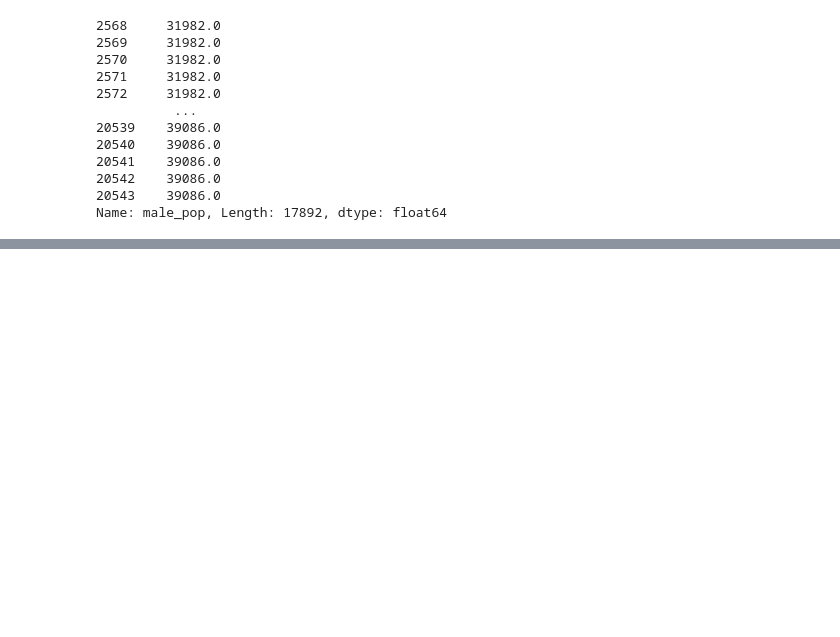
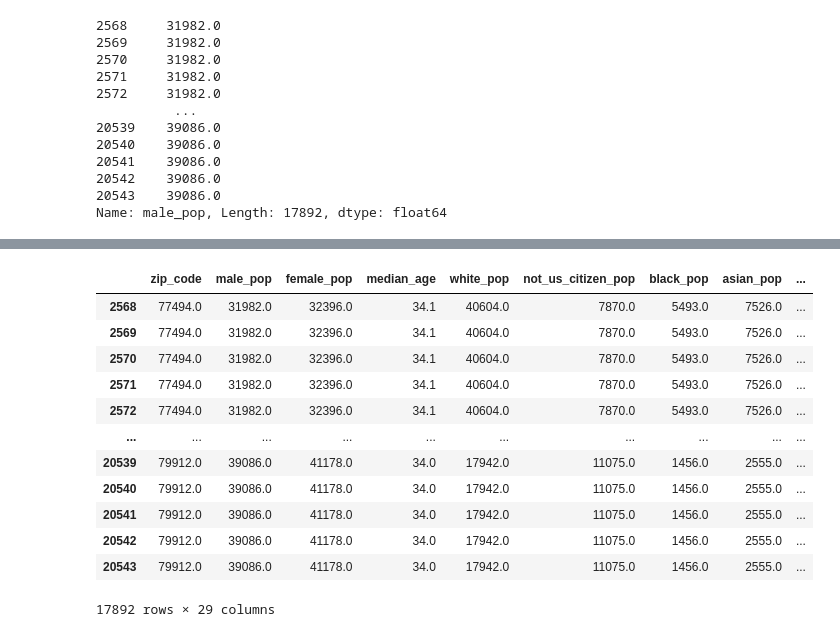
Before and after one commit to HaydenWarren/zri-forecast, a Jupyter notebook: trev/kmeans_attempt_1.ipynb, the cells around one changed output, grey strips where cells are left out. Cells and saved outputs as stored; diff of their text form; code cells hidden in the pictures; blank space fills up the shorter version.

```diff
--- a/trev/kmeans_attempt_1.ipynb
+++ b/trev/kmeans_attempt_1.ipynb
@@ -176,0 +267,16 @@ plt.show()
+# %%
+test
+# %% [output]
+|  | zip_code | male_pop | female_pop | median_age | white_pop | not_us_citizen_pop | black_pop | asian_pop | ... |
+| 2568 | 77494.0 | 31982.0 | 32396.0 | 34.1 | 40604.0 | 7870.0 | 5493.0 | 7526.0 | ... |
+| 2569 | 77494.0 | 31982.0 | 32396.0 | 34.1 | 40604.0 | 7870.0 | 5493.0 | 7526.0 | ... |
+| 2570 | 77494.0 | 31982.0 | 32396.0 | 34.1 | 40604.0 | 7870.0 | 5493.0 | 7526.0 | ... |
+| 2571 | 77494.0 | 31982.0 | 32396.0 | 34.1 | 40604.0 | 7870.0 | 5493.0 | 7526.0 | ... |
+| 2572 | 77494.0 | 31982.0 | 32396.0 | 34.1 | 40604.0 | 7870.0 | 5493.0 | 7526.0 | ... |
+| ... | ... | ... | ... | ... | ... | ... | ... | ... | ... |
+| 20539 | 79912.0 | 39086.0 | 41178.0 | 34.0 | 17942.0 | 11075.0 | 1456.0 | 2555.0 | ... |
+| 20540 | 79912.0 | 39086.0 | 41178.0 | 34.0 | 17942.0 | 11075.0 | 1456.0 | 2555.0 | ... |
+| 20541 | 79912.0 | 39086.0 | 41178.0 | 34.0 | 17942.0 | 11075.0 | 1456.0 | 2555.0 | ... |
+| 20542 | 79912.0 | 39086.0 | 41178.0 | 34.0 | 17942.0 | 11075.0 | 1456.0 | 2555.0 | ... |
+| 20543 | 79912.0 | 39086.0 | 41178.0 | 34.0 | 17942.0 | 11075.0 | 1456.0 | 2555.0 | ... |
+17892 rows × 29 columns
```
Also changed, not shown: parts of 24 cells of this notebook, 2 other files.
